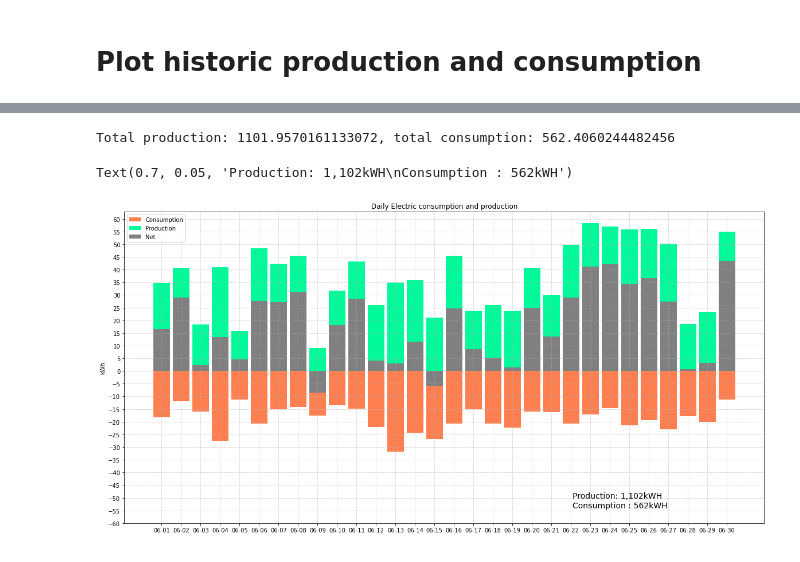
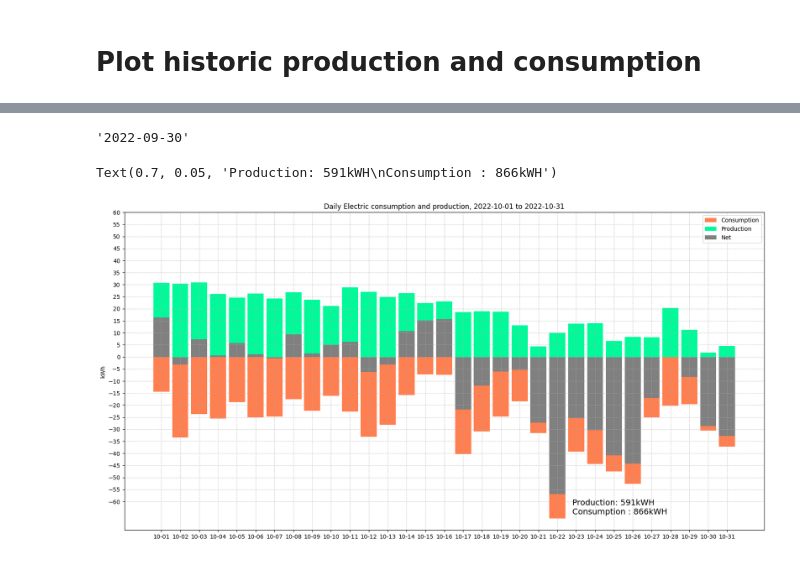
Before and after one commit to tomunger/homesolardata, a Jupyter notebook: analize/solarproduction.ipynb, the cells around one changed output, grey strips where cells are left out. Cells and saved outputs as stored; diff of their text form; code cells hidden in the pictures.

```diff
--- a/analize/solarproduction.ipynb
+++ b/analize/solarproduction.ipynb
@@ -16,7 +16,7 @@ PRODUCTION_COLOR = "mediumspringgreen"
 CONSUMPTION_COLOR = "coral"
 NET_COLOR = "grey"
 
-with open("../localconfig.json", "r") as f:
+with open("../localconfig-prod.json", "r") as f:
 	config = json.load(f)
 # %% [markdown]
 # Load solar data from files.
@@ -219,32 +202,30 @@ daily
-# %%
-total_production = daily['production'].sum()
-total_consumption = daily['consumption'].sum()
-print (f"Total production: {total_production}, total consumption: {total_consumption}")
-# %% [output]
-Total production: 1101.9570161133072, total consumption: 562.4060244482456
+# %%
+daily.index[-1].strftime("%Y-%m-%d")
+# %% [output]
+'2022-09-30'
 # %%
 x = np.arange(len(daily.index))
 
 font_size = 10
 
 plt.rcParams.update({'font.size': font_size})
 width = 0.85
 fig, ax = plt.subplots(figsize = (20,10))
 
 rects1 = ax.bar(x, -daily['consumption'], width, label='Consumption', color=CONSUMPTION_COLOR)
 rects2 = ax.bar(x, daily['production'], width, label='Production', color=PRODUCTION_COLOR)
 rects3 = ax.bar(x, daily['production']-daily['consumption'], width, label='Net', color=NET_COLOR)
 ax.set_ylabel('kWh')
-ax.set_title('Daily Electric consumption and production')
+ax.set_title(f'Daily Electric consumption and production, {daily.index[0].strftime("%Y-%m-%d")} to {daily.index[-1].strftime("%Y-%m-%d")}')
 ax.set_yticks(np.arange(-60,65, 5))
 ax
 ax.set_xticks(x, daily.index.map(lambda x: x.strftime('%m-%d')))
 ax.legend()
 ax.grid(alpha =.6, linestyle ='--')
 ax.annotate(f"Production: {total_production:,.0f}kWH\nConsumption : {total_consumption:,.0f}kWH", (0.7, 0.05), xycoords='axes fraction', fontsize=font_size+4)
 # %% [output]
-Text(0.7, 0.05, 'Production: 1,102kWH\nConsumption : 562kWH')
+Text(0.7, 0.05, 'Production: 591kWH\nConsumption : 866kWH')
-[figure, old version]
+[figure, new version]
 # %%
 #
 # Plot daily graphs.
```
Also changed, not shown: parts of 7 cells of this notebook, 1 other file.
